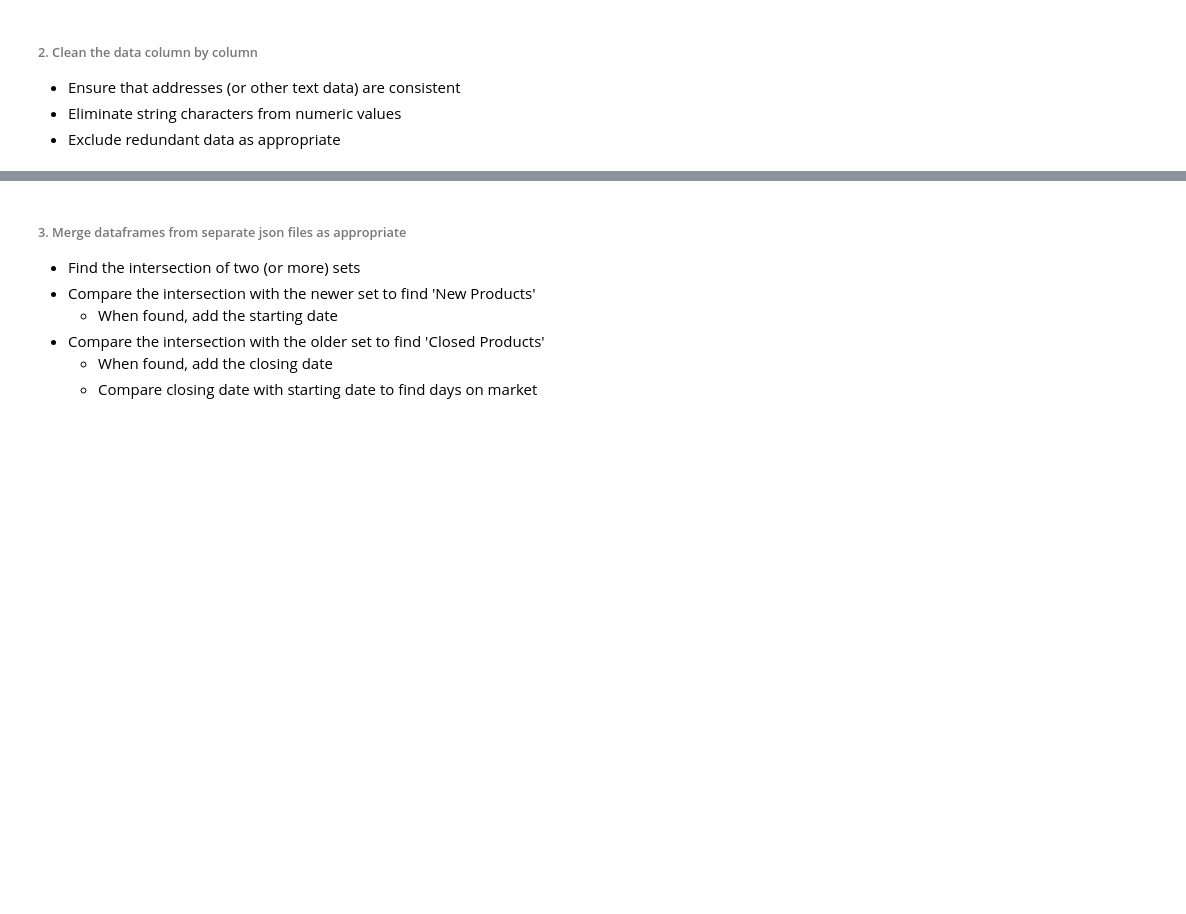
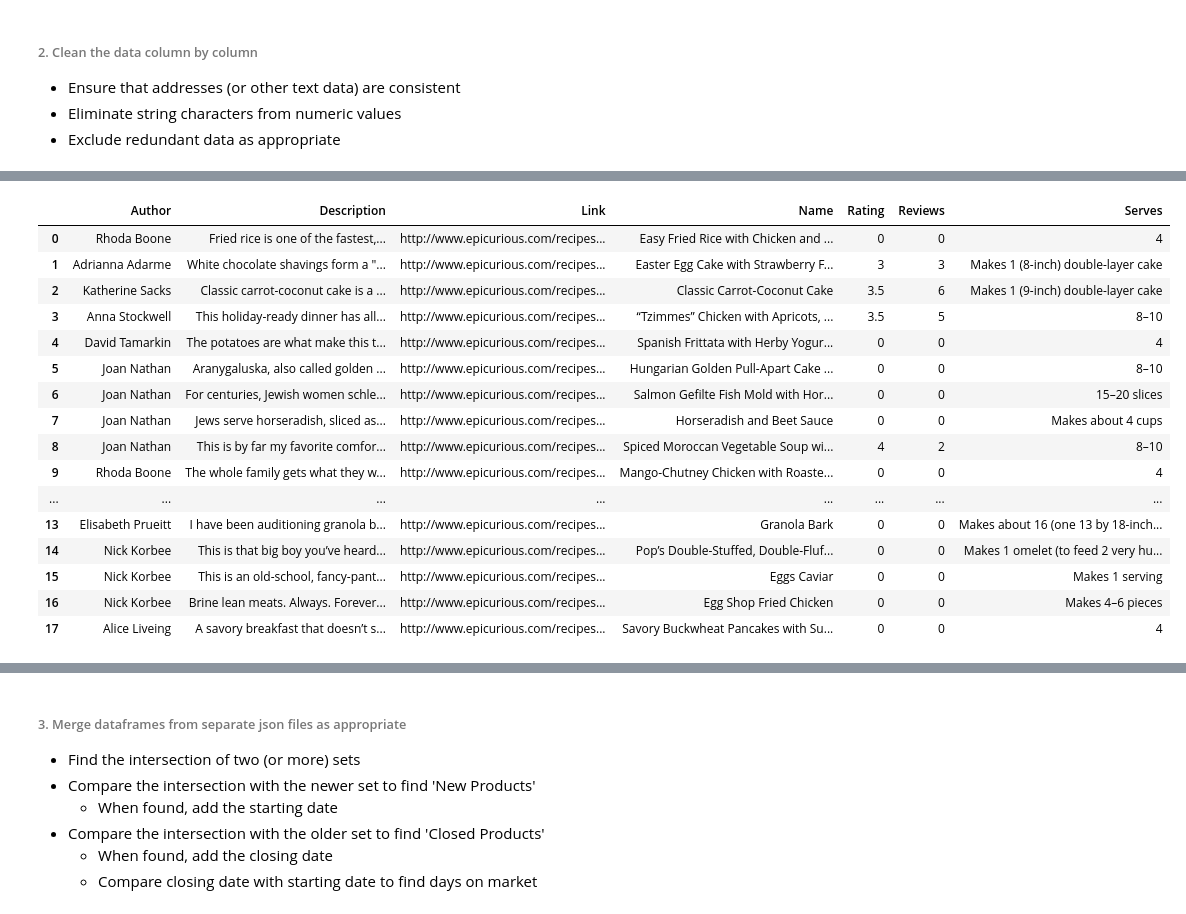
Before and after one commit to NolanBecker/CSC3130_WebProject, a Jupyter notebook: DataProject.ipynb, the cells around one changed output, grey strips where cells are left out. Cells and saved outputs as stored; diff of their text form; code cells hidden in the pictures; blank space fills up the shorter version.

```diff
--- a/DataProject.ipynb
+++ b/DataProject.ipynb
@@ -142,0 +164,20 @@ noDupsDelish
+# %%
+noDupsEpic
+# %% [output]
+|  | Author | Description | Link | Name | Rating | Reviews | Serves |
+| 0 | Rhoda Boone | Fried rice is one of the fastest,... | http://www.epicurious.com/recipes... | Easy Fried Rice with Chicken and ... | 0 | 0 | 4 |
+| 1 | Adrianna Adarme | White chocolate shavings form a "... | http://www.epicurious.com/recipes... | Easter Egg Cake with Strawberry F... | 3 | 3 | Makes 1 (8-inch) double-layer cake |
+| 2 | Katherine Sacks | Classic carrot-coconut cake is a ... | http://www.epicurious.com/recipes... | Classic Carrot-Coconut Cake | 3.5 | 6 | Makes 1 (9-inch) double-layer cake |
+| 3 | Anna Stockwell | This holiday-ready dinner has all... | http://www.epicurious.com/recipes... | “Tzimmes” Chicken with Apricots, ... | 3.5 | 5 | 8–10 |
+| 4 | David Tamarkin | The potatoes are what make this t... | http://www.epicurious.com/recipes... | Spanish Frittata with Herby Yogur... | 0 | 0 | 4 |
+| 5 | Joan Nathan | Aranygaluska, also called golden ... | http://www.epicurious.com/recipes... | Hungarian Golden Pull-Apart Cake ... | 0 | 0 | 8–10 |
+| 6 | Joan Nathan | For centuries, Jewish women schle... | http://www.epicurious.com/recipes... | Salmon Gefilte Fish Mold with Hor... | 0 | 0 | 15–20 slices |
+| 7 | Joan Nathan | Jews serve horseradish, sliced as... | http://www.epicurious.com/recipes... | Horseradish and Beet Sauce | 0 | 0 | Makes about 4 cups |
+| 8 | Joan Nathan | This is by far my favorite comfor... | http://www.epicurious.com/recipes... | Spiced Moroccan Vegetable Soup wi... | 4 | 2 | 8–10 |
+| 9 | Rhoda Boone | The whole family gets what they w... | http://www.epicurious.com/recipes... | Mango-Chutney Chicken with Roaste... | 0 | 0 | 4 |
+| ... | ... | ... | ... | ... | ... | ... | ... |
+| 13 | Elisabeth Prueitt | I have been auditioning granola b... | http://www.epicurious.com/recipes... | Granola Bark | 0 | 0 | Makes about 16 (one 13 by 18-inch... |
+| 14 | Nick Korbee | This is that big boy you’ve heard... | http://www.epicurious.com/recipes... | Pop’s Double-Stuffed, Double-Fluf... | 0 | 0 | Makes 1 omelet (to feed 2 very hu... |
+| 15 | Nick Korbee | This is an old-school, fancy-pant... | http://www.epicurious.com/recipes... | Eggs Caviar | 0 | 0 | Makes 1 serving |
+| 16 | Nick Korbee | Brine lean meats. Always. Forever... | http://www.epicurious.com/recipes... | Egg Shop Fried Chicken | 0 | 0 | Makes 4–6 pieces |
+| 17 | Alice Liveing | A savory breakfast that doesn’t s... | http://www.epicurious.com/recipes... | Savory Buckwheat Pancakes with Su... | 0 | 0 | 4 |
```
Also changed, not shown: parts of 14 cells of this notebook, 2 other files.
